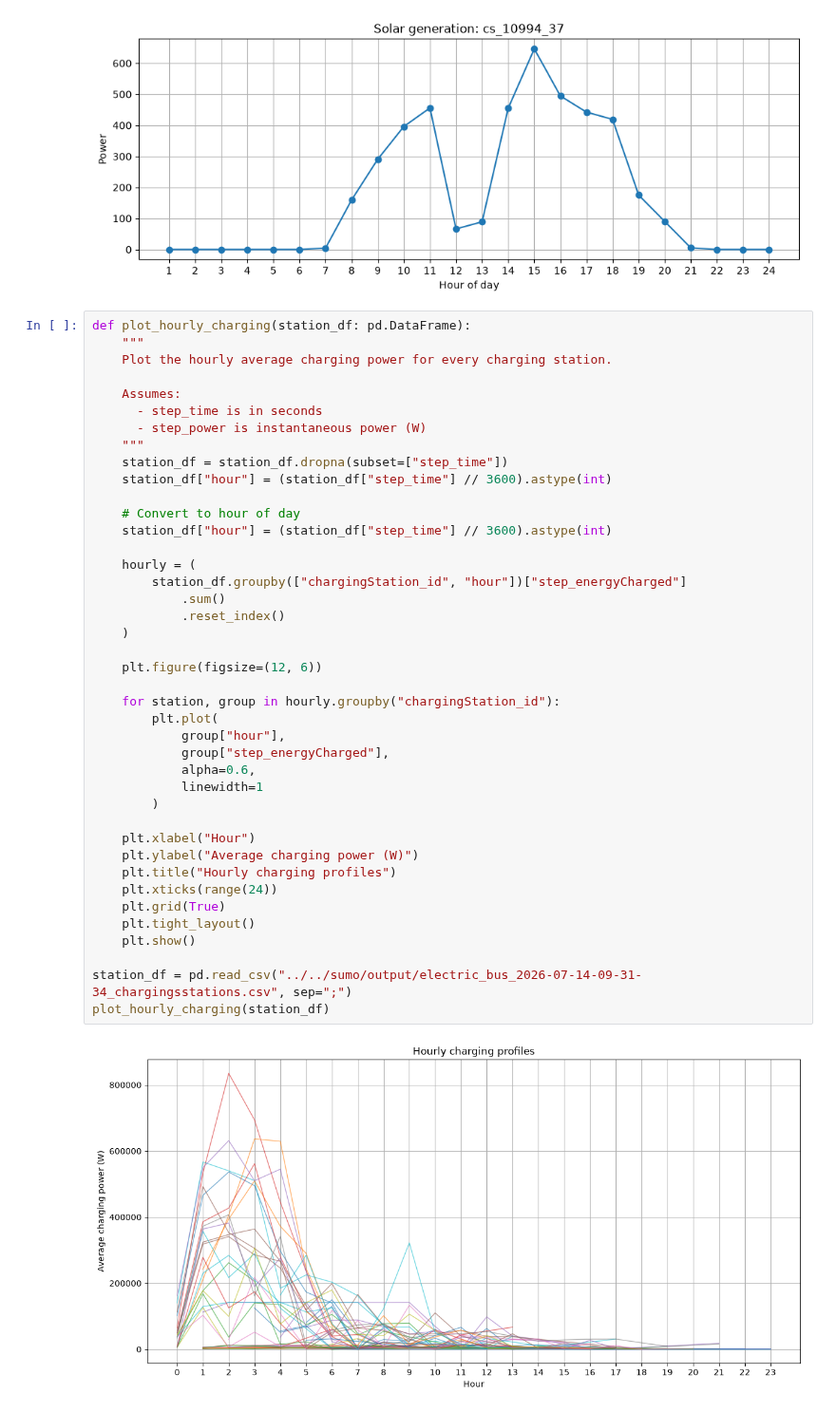
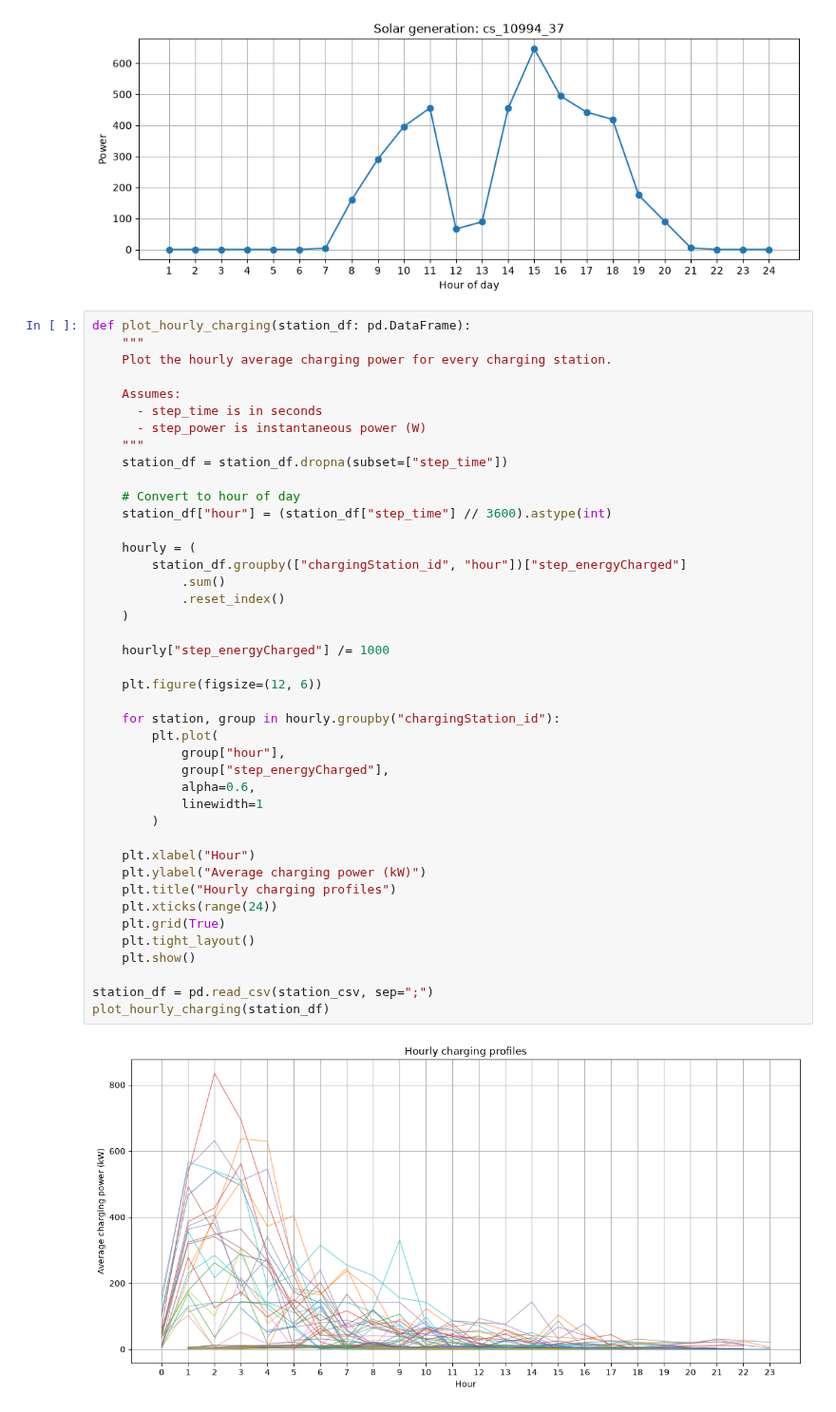
Before and after one commit to sven-vorg/best-ebus, a Jupyter notebook: scenario/eBuS/analysis/anlysis.ipynb, the cells around one changed output. Shown at 95% size. Saved outputs shown, nothing was run; the diff lists cells and outputs as text.

Commit message:
feat: APi Call working, first simple dashboard, first graph

```diff
--- a/scenario/eBuS/analysis/anlysis.ipynb
+++ b/scenario/eBuS/analysis/anlysis.ipynb
@@ -183,37 +183,38 @@ def plot_hourly_charging(station_df: pd.DataFrame):
       - step_power is instantaneous power (W)
     """
     station_df = station_df.dropna(subset=["step_time"])
-    station_df["hour"] = (station_df["step_time"] // 3600).astype(int)
 
     # Convert to hour of day
     station_df["hour"] = (station_df["step_time"] // 3600).astype(int)
 
     hourly = (
         station_df.groupby(["chargingStation_id", "hour"])["step_energyCharged"]
             .sum()
             .reset_index()
     )
+
+    hourly["step_energyCharged"] /= 1000
 
     plt.figure(figsize=(12, 6))
 
     for station, group in hourly.groupby("chargingStation_id"):
         plt.plot(
             group["hour"],
             group["step_energyCharged"],
             alpha=0.6,
             linewidth=1
         )
 
     plt.xlabel("Hour")
-    plt.ylabel("Average charging power (W)")
+    plt.ylabel("Average charging power (kW)")
     plt.title("Hourly charging profiles")
     plt.xticks(range(24))
     plt.grid(True)
     plt.tight_layout()
     plt.show()
 
-station_df = pd.read_csv("../../sumo/output/electric_bus_2026-07-14-09-31-34_chargingsstations.csv", sep=";")
+station_df = pd.read_csv(station_csv, sep=";")
 plot_hourly_charging(station_df)
 # %% [output]
-[figure, old version]
+[figure, new version]
 # %%
```
Also changed, not shown: parts of 3 cells of this notebook, 11 other files.
